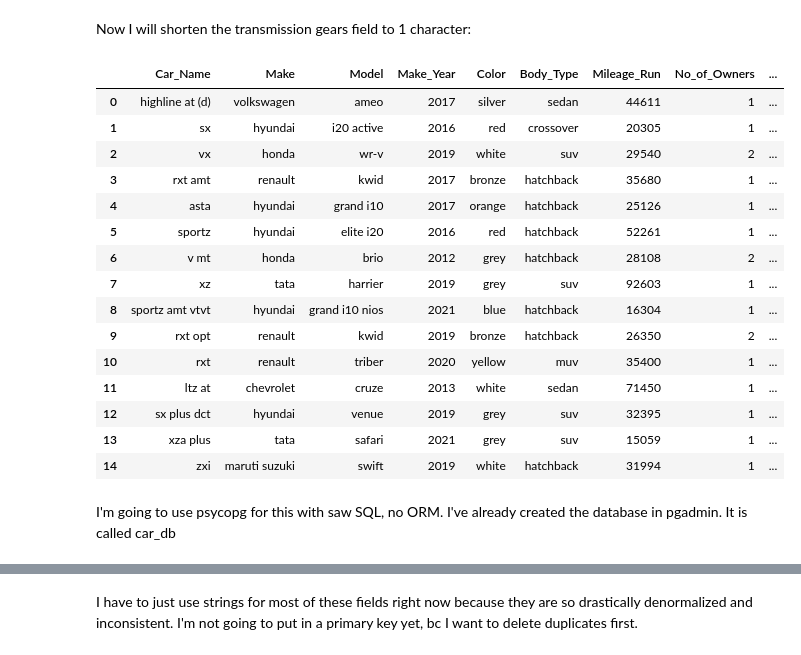
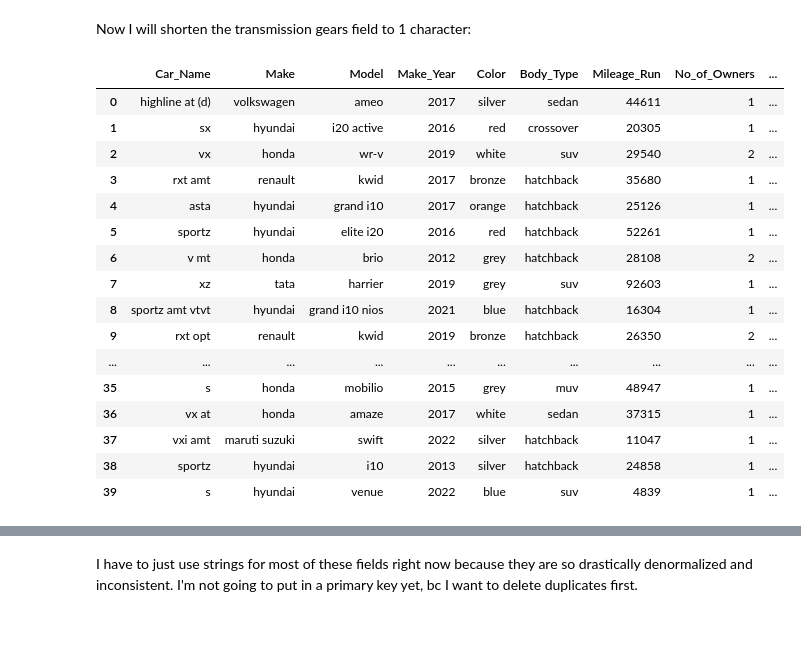
Before and after one commit to codeslp/cars_db, a Jupyter notebook: car_table.ipynb, the cells around one changed output, grey strips where cells are left out. Cells and saved outputs as stored; diff of their text form; code cells hidden in the pictures; blank space fills up the shorter version.

```diff
--- a/car_table.ipynb
+++ b/car_table.ipynb
@@ -124,6 +124,28 @@ def clean_name(row):
 
 # Apply the clean_name function to each row of the DataFrame
 df["Car_Name"], df["Engine_Type"] = zip(*df.apply(clean_name, axis=1))
+# %%
+import re
+
+def clean_engine(df):
+    engine_string = df["Engine_Type"]
+    # Remove the pattern of number followed by the word "speed"
+    engine_string = re.sub(r'\b\d+\s*speed\b', '', engine_string)
+
+    # Now we split the string into a list of words
+    engine_list = engine_string.split()
+
+    # Define the list of unwanted words
+    unwanted_words = ["petrol", "diesel", "cng", "lpg", "electric", "petrol+cng", "petrol+electric", "engine", "automatic", "manual", "transmission"]
+
+    # Create a new list with only the words that are not in unwanted_words
+    engine_list = [word for word in engine_list if word not in unwanted_words]
+
+    # Join the words back together into a string
+    new_engine = " ".join(engine_list)
+    return new_engine
+
+df["Engine_Type"] = df.apply(clean_engine, axis=1)
 # %% [markdown]
 To standardize and constrain columns, I'll get all the unique values for relevant columns:
 # %%
@@ -228,24 +250,23 @@ def shorten_transmission_gears(df):
 
 df['Transmission'] = df.apply(shorten_transmission_gears, axis=1)
 # %%
-df.head(15)
+df.head(40)
 # %% [output]
 |  | Car_Name | Make | Model | Make_Year | Color | Body_Type | Mileage_Run | No_of_Owners | ... |
 | 0 | highline at (d) | volkswagen | ameo | 2017 | silver | sedan | 44611 | 1 | ... |
 | 1 | sx | hyundai | i20 active | 2016 | red | crossover | 20305 | 1 | ... |
 | 2 | vx | honda | wr-v | 2019 | white | suv | 29540 | 2 | ... |
 | 3 | rxt amt | renault | kwid | 2017 | bronze | hatchback | 35680 | 1 | ... |
 | 4 | asta | hyundai | grand i10 | 2017 | orange | hatchback | 25126 | 1 | ... |
 | 5 | sportz | hyundai | elite i20 | 2016 | red | hatchback | 52261 | 1 | ... |
 | 6 | v mt | honda | brio | 2012 | grey | hatchback | 28108 | 2 | ... |
 | 7 | xz | tata | harrier | 2019 | grey | suv | 92603 | 1 | ... |
 | 8 | sportz amt vtvt | hyundai | grand i10 nios | 2021 | blue | hatchback | 16304 | 1 | ... |
 | 9 | rxt opt | renault | kwid | 2019 | bronze | hatchback | 26350 | 2 | ... |
-| 10 | rxt | renault | triber | 2020 | yellow | muv | 35400 | 1 | ... |
-| 11 | ltz at | chevrolet | cruze | 2013 | white | sedan | 71450 | 1 | ... |
-| 12 | sx plus dct | hyundai | venue | 2019 | grey | suv | 32395 | 1 | ... |
-| 13 | xza plus | tata | safari | 2021 | grey | suv | 15059 | 1 | ... |
-| 14 | zxi | maruti suzuki | swift | 2019 | white | hatchback | 31994 | 1 | ... |
+| ... | ... | ... | ... | ... | ... | ... | ... | ... | ... |
+| 35 | s | honda | mobilio | 2015 | grey | muv | 48947 | 1 | ... |
+| 36 | vx at | honda | amaze | 2017 | white | sedan | 37315 | 1 | ... |
+| 37 | vxi amt | maruti suzuki | swift | 2022 | silver | hatchback | 11047 | 1 | ... |
+| 38 | sportz | hyundai | i10 | 2013 | silver | hatchback | 24858 | 1 | ... |
+| 39 | s | hyundai | venue | 2022 | blue | suv | 4839 | 1 | ... |
-# %% [markdown]
-I'm going to use psycopg for this with saw SQL, no ORM. I've already created the database in pgadmin. It is called car_db
 # %%
```
Also changed, not shown: parts of 13 cells of this notebook, 1 other file.
